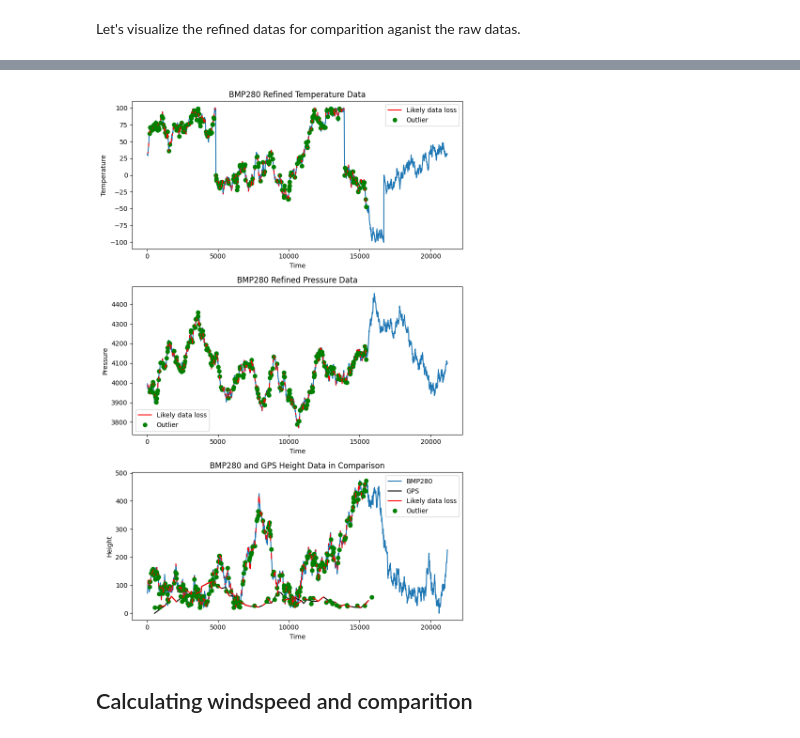
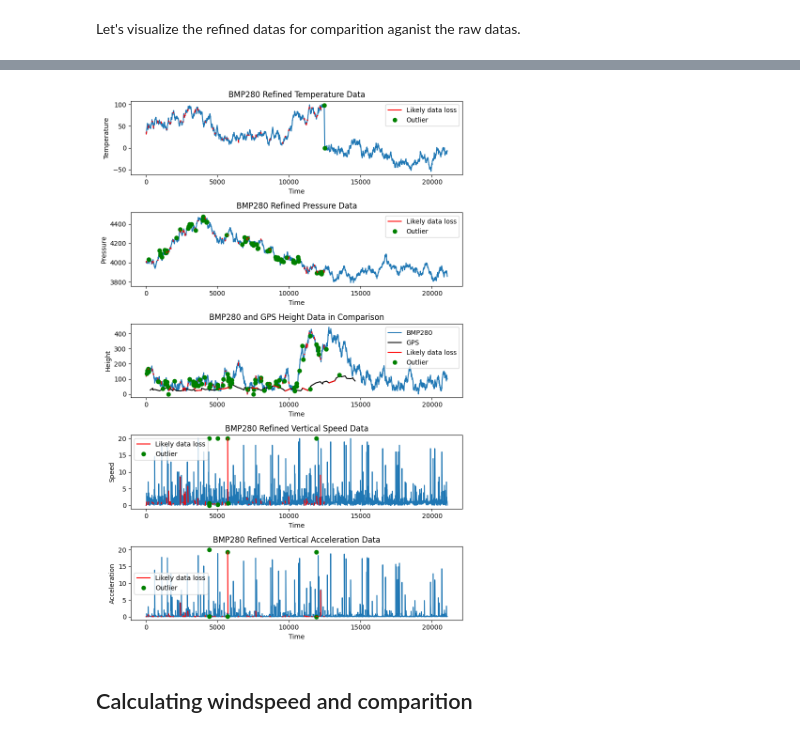
Before and after one commit to KarmaDemon/MGZ-CanSat-Ground-station, a Jupyter notebook: Visualization.ipynb, the cells around one changed output, grey strips where cells are left out. Cells and saved outputs as stored; diff of their text form; code cells hidden in the pictures.

Commit message:
Added speed and acceleration calculations, outlier fixes and inprovements

```diff
--- a/Visualization.ipynb
+++ b/Visualization.ipynb
@@ -217,11 +231,20 @@ try:
     if len(dht11) > 0:
         print("Fortunately, the DHT11 measurements are available. Therefore, we can plot the data.")
         print("The amount of data provided by the DHT11 sensor is: ", len(dht11))
-        fig = plt.figure(figsize=(10, 4))
-        plt.plot([dht.time for dht in dht11], [dht.humidity for dht in dht11], '-')
-        plt.xlabel('Time')
-        plt.ylabel('Humidity')
-        plt.title('DHT11 Humidity Data')
+        fig: plt.Figure
+        axs: plt.Axes
+        fig, axs= plt.subplots(2, figsize=(8, 8))
+        axs[0].plot([dht.time for dht in dht11], [dht.humidity for dht in dht11], '-')
+        axs[0].set_xlabel('Time')
+        axs[0].set_ylabel('Humidity')
+        axs[0].set_title('DHT11 Humidity Data')
+
+        axs[1].plot([dht.time for dht in dht11], [dht.temperature for dht in dht11], '-')
+        axs[1].set_xlabel('Time')
+        axs[1].set_ylabel('Temperature')
+        axs[1].set_title('DHT11 Temperature Data')
+
+        plt.tight_layout()
         try:
             if os.path.exists('graphs/pngs/DHT_raw.png'):
                 os.remove('graphs/pngs/DHT_raw.png')
@@ -401,63 +416,99 @@ if not ONLY_ANALYZIS_MODE:
 Let's visualize the refined datas for comparition aganist the raw datas.
 # %%
 try:
-    first_time = True
+    first_time_missing_data = True
+    first_time_outlier = True
     if len(bmp280) > 0:
         print("Number of missing data points: ", sum(1 for bmp in bmp280 if bmp.missing_data))
-        print("Number of outliers: ", sum(1 for bmp in bmp280 if bmp.is_outlier))
+        print("Number of temperature outliers: ", sum(1 for bmp in bmp280 if bmp.is_temperature_outlier))
+        print("Number of pressure outliers: ", sum(1 for bmp in bmp280 if bmp.is_pressure_outlier))
+        print("Number of height outliers: ", sum(1 for bmp in bmp280 if bmp.is_height_outlier))
+        print("Number of speed outliers: ", sum(1 for bmp in bmp280 if bmp.is_speed_outlier))
+        print("Number of acceleration outliers: ", sum(1 for bmp in bmp280 if bmp.is_acceleration_outlier))
         fig: plt.Figure
         axs: plt.Axes
-        fig, axs= plt.subplots(3, figsize=(8, 12))
+        fig, axs= plt.subplots(5, figsize=(8, 12))
 
-        axs[0].plot([bmp.time for bmp in bmp280 if not bmp.is_outlier], [bmp.temperature for bmp in bmp280 if not bmp.is_outlier], '-')
+        axs[0].plot([bmp.time for bmp in bmp280 if not bmp.is_temperature_outlier], [bmp.temperature for bmp in bmp280 if not bmp.is_temperature_outlier], '-')
         axs[0].set_xlabel('Time')
         axs[0].set_ylabel('Temperature')
         axs[0].set_title('BMP280 Refined Temperature Data')
         for i, bmp in enumerate(bmp280[1:], start=1):
             if bmp.missing_data:
-                axs[0].plot([bmp280[i-1].time, bmp.time], [bmp280[i-1].temperature, bmp.temperature], '-', color='red', label='Likely data loss' if first_time else '')
-                first_time = False
-            if bmp.is_outlier:
+                axs[0].plot([bmp280[i-1].time, bmp.time], [bmp280[i-1].temperature, bmp.temperature], '-', color='red', label='Likely data loss' if first_time_missing_data else '')
+                first_time_missing_data = False
+            if bmp.is_temperature_outlier:
                 axs[0].plot([bmp.time], [bmp.temperature], 'o', color='green', label='Outlier' if first_time_outlier else '')
                 first_time_outlier = False
         axs[0].legend()
-        first_time = True
+        first_time_missing_data = True
         first_time_outlier = True
 
-        axs[1].plot([bmp.time for bmp in bmp280 if not bmp.is_outlier], [bmp.pressure for bmp in bmp280 if not bmp.is_outlier], '-')
+        axs[1].plot([bmp.time for bmp in bmp280 if not bmp.is_pressure_outlier], [bmp.pressure for bmp in bmp280 if not bmp.is_pressure_outlier], '-')
         axs[1].set_xlabel('Time')
         axs[1].set_ylabel('Pressure')
         axs[1].set_title('BMP280 Refined Pressure Data')
         for i, bmp in enumerate(bmp280[1:], start=1):
             if bmp.missing_data:
-                axs[1].plot([bmp280[i-1].time, bmp.time], [bmp280[i-1].pressure, bmp.pressure], '-', color='red', label='Likely data loss' if first_time else '')
-                first_time = False
-            if bmp.is_outlier:
+                axs[1].plot([bmp280[i-1].time, bmp.time], [bmp280[i-1].pressure, bmp.pressure], '-', color='red', label='Likely data loss' if first_time_missing_data else '')
+                first_time_missing_data = False
+            if bmp.is_pressure_outlier:
                 axs[1].plot([bmp.time], [bmp.pressure], 'o', color='green', label='Outlier' if first_time_outlier else '')
                 first_time_outlier = False
         axs[1].legend()
-        first_time = True
+        first_time_missing_data = True
         first_time_outlier = True
 
-        # Visualize height data(comparing bmp280 and gps with different colors)
-        axs[2].plot([bmp.time for bmp in bmp280 if not bmp.is_outlier], [bmp.height for bmp in bmp280 if not bmp.is_outlier], '-', label='BMP280')
-        axs[2].plot([gps.time for gps in gpses if not gps.is_outlier], [gps.altitude for gps in gpses if not gps.is_outlier], '-', color='black', label='GPS')
+        axs[2].plot([bmp.time for bmp in bmp280 if not bmp.is_height_outlier], [bmp.height for bmp in bmp280 if not bmp.is_height_outlier], '-', label='BMP280')
+        axs[2].plot([gps.time for gps in gpses if not gps.is_altitude_outlier], [gps.altitude for gps in gpses if not gps.is_altitude_outlier], '-', color='black', label='GPS')
         axs[2].set_xlabel('Time')
         axs[2].set_ylabel('Height')
         axs[2].set_title('BMP280 and GPS Height Data in Comparison')
         for i, bmp in enumerate(bmp280[1:], start=1):
             if bmp.missing_data:
-                axs[2].plot([bmp280[i-1].time, bmp.time], [bmp280[i-1].height, bmp.height], '-', color='red', label='Likely data loss' if first_time else '')
-                first_time = False
-            if bmp.is_outlier:
+                axs[2].plot([bmp280[i-1].time, bmp.time], [bmp280[i-1].height, bmp.height], '-', color='red', label='Likely data loss' if first_time_missing_data else '')
+                first_time_missing_data = False
+            if bmp.is_height_outlier:
                 axs[2].plot([bmp.time], [bmp.height], 'o', color='green', label='Outlier' if first_time_outlier else '')
                 first_time_outlier = False
         for i, gps in enumerate(gpses[1:], start=1):
             if gps.missing_data:
                 axs[2].plot([gpses[i-1].time, gps.time], [gpses[i-1].altitude, gps.altitude], '-', color='red')
-            if gps.is_outlier:
+            if gps.is_altitude_outlier:
                 axs[2].plot([gps.time], [gps.altitude], 'o', color='green')
         axs[2].legend()
+        first_time_missing_data = True
+        first_time_outlier = True
+
+        axs[3].plot([bmp.time for bmp in bmp280 if not bmp.is_speed_outlier], [bmp.speed for bmp in bmp280 if not bmp.is_speed_outlier], '-')
+        axs[3].set_xlabel('Time')
+        axs[3].set_ylabel('Speed')
+        axs[3].set_title('BMP280 Refined Vertical Speed Data')
+        for i, bmp in enumerate(bmp280[1:], start=1):
+            if bmp.missing_data:
+                axs[3].plot([bmp280[i-1].time, bmp.time], [bmp280[i-1].speed, bmp.speed], '-', color='red', label='Likely data loss' if first_time_missing_data else '')
+                first_time_missing_data = False
+            if bmp.is_speed_outlier:
+                axs[3].plot([bmp.time], [bmp.speed], 'o', color='green', label='Outlier' if first_time_outlier else '')
+                first_time_outlier = False
+        axs[3].legend()
+        first_time_missing_data = True
+        first_time_outlier = True
+
+        axs[4].plot([bmp.time for bmp in bmp280 if not bmp.is_acceleration_outlier], [bmp.acceleration for bmp in bmp280 if not bmp.is_acceleration_outlier], '-')
+        axs[4].set_xlabel('Time')
+        axs[4].set_ylabel('Acceleration')
+        axs[4].set_title('BMP280 Refined Vertical Acceleration Data')
+        for i, bmp in enumerate(bmp280[1:], start=1):
+            if bmp.missing_data:
+                axs[4].plot([bmp280[i-1].time, bmp.time], [bmp280[i-1].acceleration, bmp.acceleration], '-', color='red', label='Likely data loss' if first_time_missing_data else '')
+                first_time_missing_data = False
+            if bmp.is_acceleration_outlier:
+                axs[4].plot([bmp.time], [bmp.acceleration], 'o', color='green', label='Outlier' if first_time_outlier else '')
+                first_time_outlier = False
+        axs[4].legend()
+        first_time_missing_data = True
+        first_time_outlier = True
 
         plt.tight_layout()
         try:
@@ -469,6 +520,8 @@ try:
         except Exception as e:
             logger.error(f"Error saving the BMP280 data: {e}", exc_info=True)
         plt.show()
+    else:
+        print("Unfortunately, the BMP280 measurements are not available. Therefore, we cannot plot the data as expected.")
 except Exception as e:
     logger.error(f"Error visualizing data: {e}", exc_info=True)
 # %% [output]
@@ -477,4 +534,4 @@ Number of outliers:  216
-[figure, old version]
+[figure, new version]
 # %% [markdown]
 ## Calculating windspeed and comparition
 # %% [markdown]
```
Also changed, not shown: parts of 14 cells of this notebook, 27 other files.
